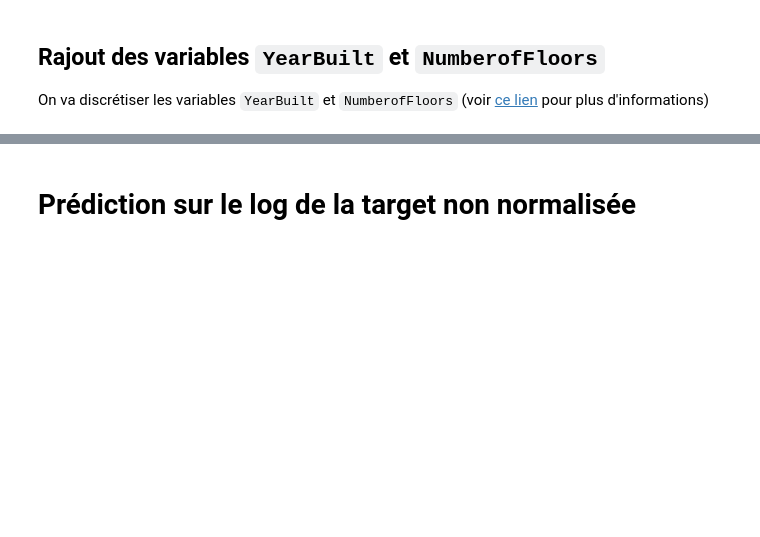
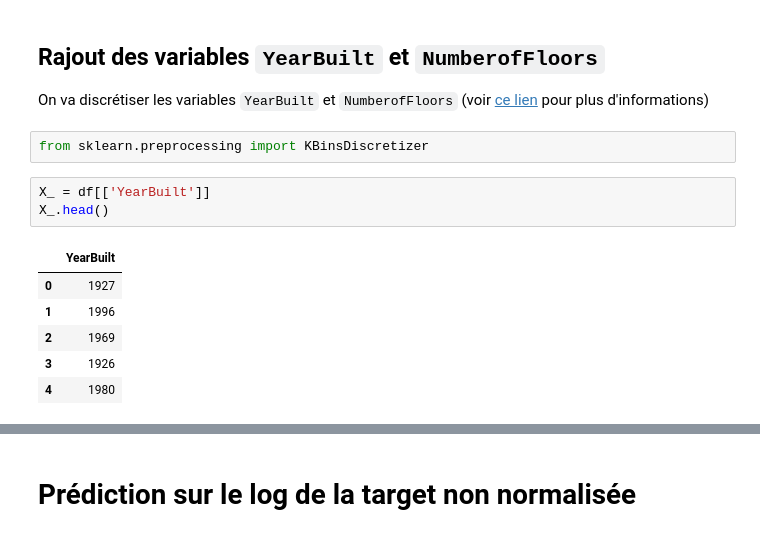
Before and after one commit to gabriel1628/Formation-Data-Scientist-OC, a Jupyter notebook: Projet 4 Anticipez les besoins en consommation de batiments/prediction_consommation_v2.ipynb, the cells around one changed output, grey strips where cells are left out. Saved outputs shown, nothing was run; the diff lists cells and outputs as text; blank space fills up the shorter version.

```diff
--- a/Projet 4 Anticipez les besoins en consommation de batiments/prediction_consommation_v2.ipynb
+++ b/Projet 4 Anticipez les besoins en consommation de batiments/prediction_consommation_v2.ipynb
@@ -307,3 +307,15 @@ model_results.sort_values(by="test_score", ascending=False)
 ## Rajout des variables `YearBuilt` et `NumberofFloors`
 
 On va discrétiser les variables `YearBuilt` et `NumberofFloors` (voir [ce lien](https://scikit-learn.org/stable/modules/preprocessing.html#discretization) pour plus d'informations)
+# %%
+from sklearn.preprocessing import KBinsDiscretizer
+# %%
+X_ = df[['YearBuilt']]
+X_.head()
+# %% [output]
+|  | YearBuilt |
+| 0 | 1927 |
+| 1 | 1996 |
+| 2 | 1969 |
+| 3 | 1926 |
+| 4 | 1980 |
```
Also changed, not shown: parts of 7 cells of this notebook.
